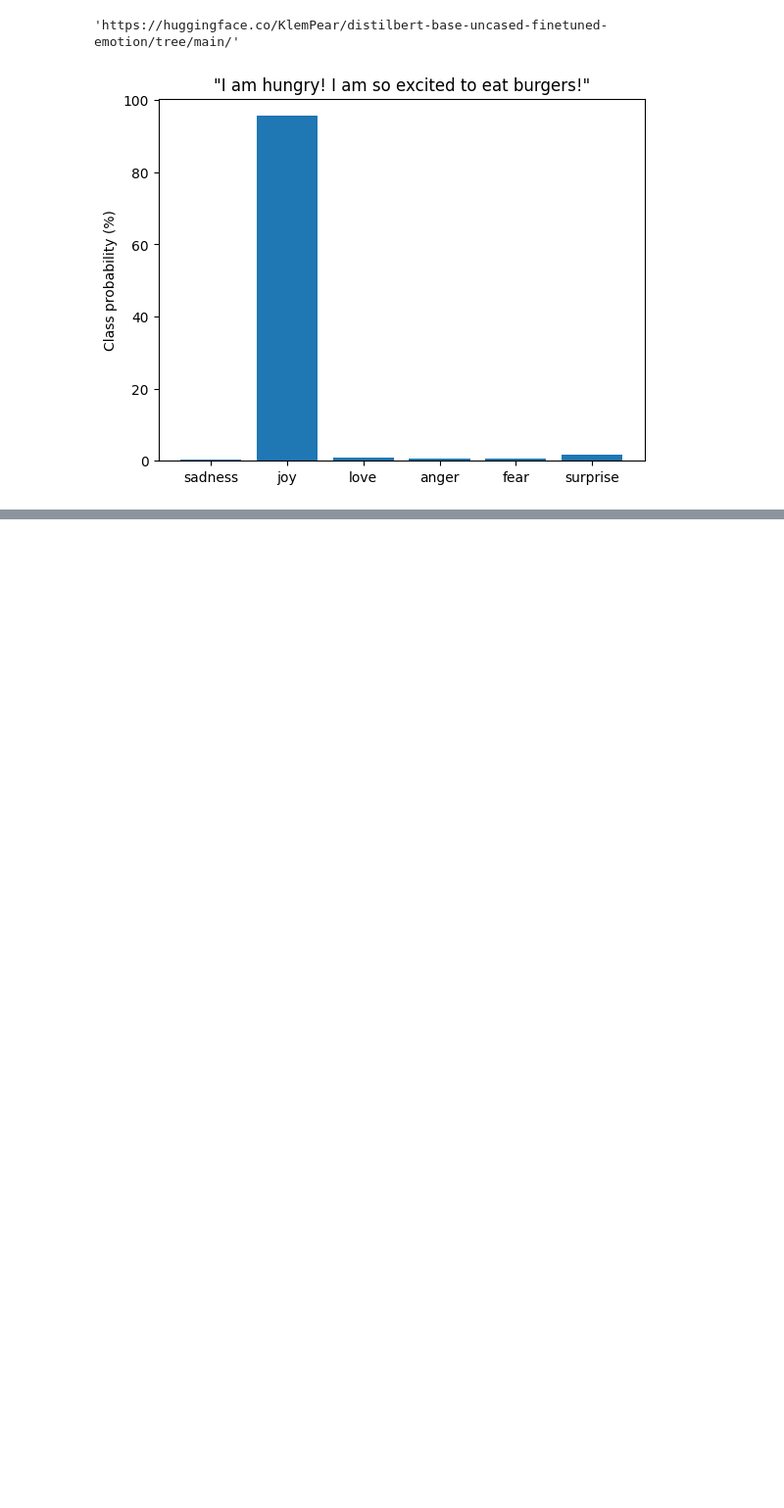
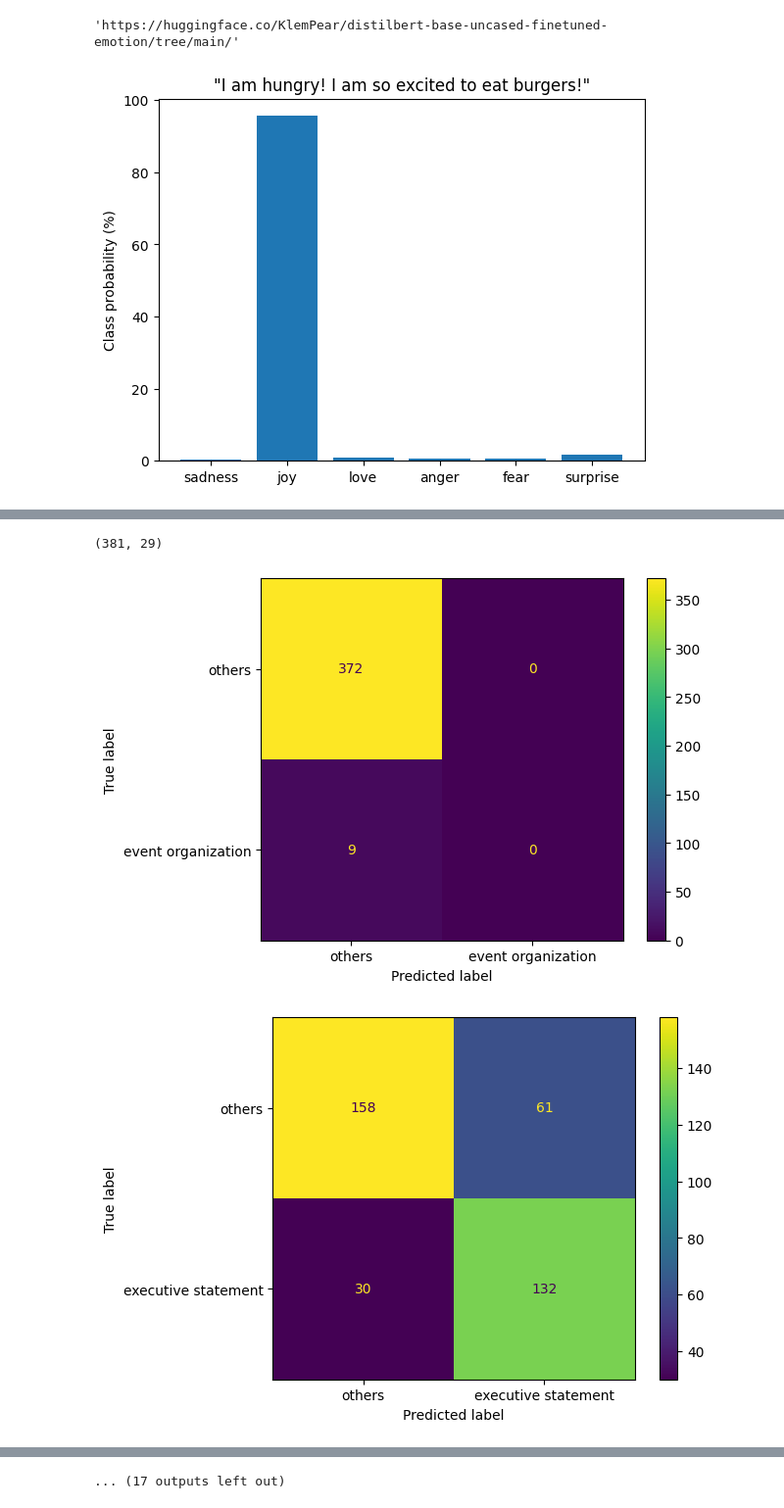
Before and after one commit to KlemPear/MachineLearning, a Jupyter notebook: Transformers/Text_classification_transformers.ipynb, the cells around one changed output, grey strips where cells are left out. Shown at 98% size. Saved outputs shown, nothing was run; the diff lists cells and outputs as text; code cells hidden in the pictures; blank space fills up the shorter version.

Commit message:
Transformers

```diff
--- a/Transformers/Text_classification_transformers.ipynb
+++ b/Transformers/Text_classification_transformers.ipynb
@@ -455,0 +613,19 @@ plt.show()
+# %%
+from transformers import DataCollatorWithPadding
+
+data_collator = DataCollatorWithPadding(tokenizer=tokenizer)
+# %%
+import evaluate
+import numpy as np
+
+clf_metrics = evaluate.combine(["accuracy", "f1", "precision", "recall"])
+
+def sigmoid(x):
+   return 1/(1 + np.exp(-x))
+
+def compute_metrics(eval_pred):
+
+   predictions, labels = eval_pred
+   predictions = sigmoid(predictions)
+   predictions = (predictions > 0.5).astype(int).reshape(-1)
+   return clf_metrics.compute(predictions=predictions, references=labels.astype(int).reshape(-1))
@@ -455,0 +674,2 @@ plt.show()
+# %%
+trainer.train()
@@ -455,0 +678,3 @@ plt.show()
+# %%
+pred_output = trainer.predict(tokenized_dataset['test'])
+pred_output.metrics
@@ -455,0 +690,23 @@ plt.show()
+# %%
+pred_output.predictions.shape
+# %% [output]
+(381, 29)
+# %%
+from sklearn.metrics import ConfusionMatrixDisplay, multilabel_confusion_matrix
+import matplotlib.pyplot as plt
+
+def extract_prediction(prediction):
+    prediction = sigmoid(prediction)
+    prediction = (prediction > 0.5).astype(int).reshape(-1)
+    return prediction
+
+y_preds = [extract_prediction(i) for i in pred_output.predictions]
+y_valid = tokenized_dataset['test']['labels']
+cm = multilabel_confusion_matrix(y_valid, y_preds)
+
+for m, label in zip(cm, classes):
+    disp = ConfusionMatrixDisplay(confusion_matrix=m, display_labels=['others', label])
+    disp.plot()
+# %% [output]
+[figure, added]
+[figure, added]
@@ -455,0 +723 @@ plt.show()
+... (17 outputs left out)
```
Also changed, not shown: parts of 20 cells of this notebook, 4 other files.
